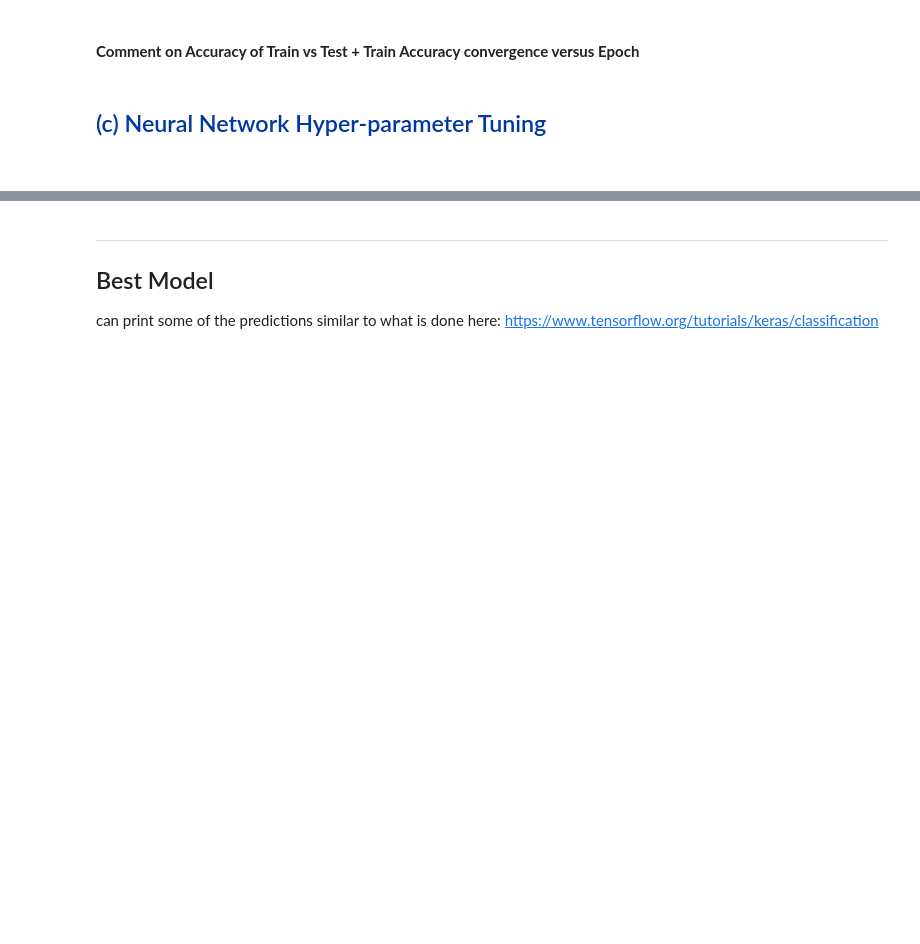
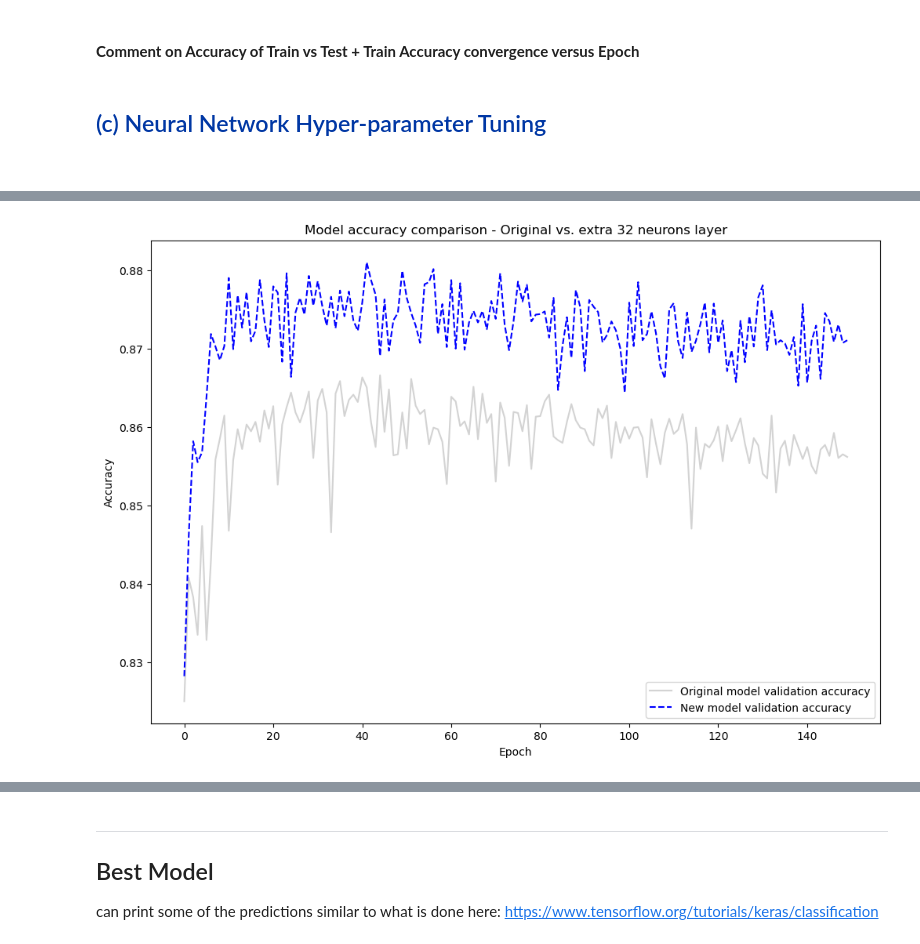
Before and after one commit to Bernardo-giff/assignment_3_aml, a Jupyter notebook: A3.ipynb, the cells around one changed output, grey strips where cells are left out. Cells and saved outputs as stored; diff of their text form; code cells hidden in the pictures; blank space fills up the shorter version.

```diff
--- a/A3.ipynb
+++ b/A3.ipynb
@@ -309,0 +346,16 @@ plt.show()
+# %%
+with open('models/model_orig_callback.pkl', 'rb') as file:
+    model_orig_callback = pickle.load(file)
+
+#Plotting the accuracy comparison on the validation split
+fig = plt.figure(figsize=(12,8))
+
+plt.plot(model_orig_callback['val_accuracy'], label='Original model validation accuracy', color='lightgrey')
+plt.plot(model32_callback['val_accuracy'], linestyle='--', label='New model validation accuracy', color='blue')
+plt.title('Model accuracy comparison - Original vs. extra 32 neurons layer')
+plt.ylabel('Accuracy')
+plt.xlabel('Epoch')
+plt.legend(loc='lower right')
+plt.show()
+# %% [output]
+[figure, added]
```
Also changed, not shown: parts of 60 cells of this notebook, 24 other files.
